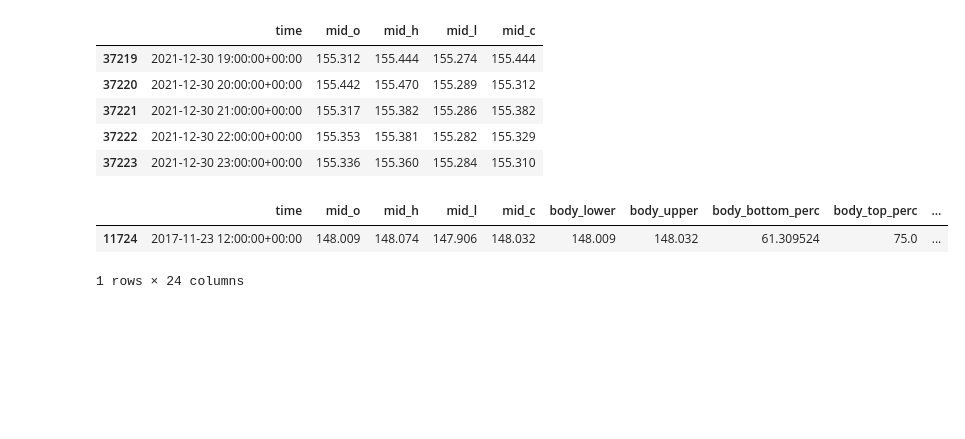
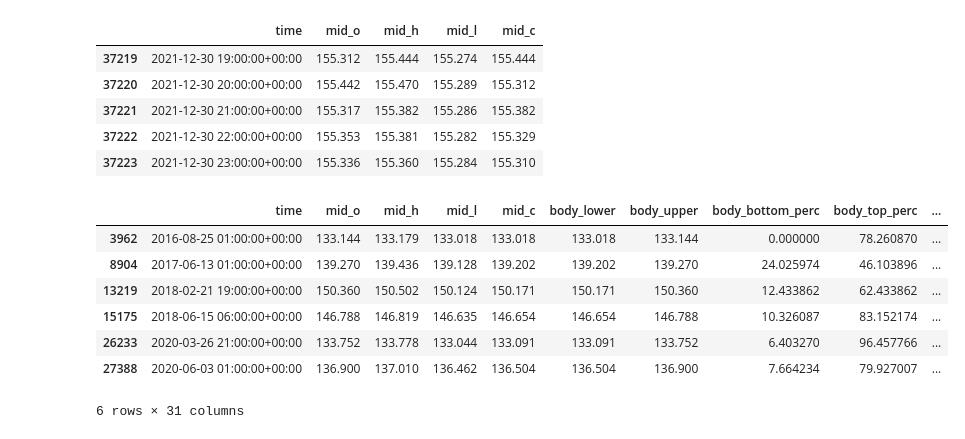
Before and after one commit to pochiman/algorithmic-forex-trading, a Jupyter notebook: exploration/candle_patterns.ipynb, the cells around one changed output. Saved outputs shown, nothing was run; the diff lists cells and outputs as text; code cells hidden in the pictures; blank space fills up the shorter version.

```diff
--- a/exploration/candle_patterns.ipynb
+++ b/exploration/candle_patterns.ipynb
@@ -93,9 +93,27 @@ def apply_tweezer_bottom(row):
                 if row.body_bottom_perc > TWEEZER_BOTTOM_BODY:
                     return True
     return False
+
+MORNING_STAR_PREV2_BODY = 90.0
+MORNING_STAR_PREV_BODY = 10.0
+
+def apply_morning_star(row, direction=1):
+    if row.body_perc_prev_2 > MORNING_STAR_PREV2_BODY:
+        if row.body_perc_prev < MORNING_STAR_PREV_BODY:
+            if row.direction == direction and row.direction_prev_2 != direction:
+                if direction == 1:
+                    if row.mid_c > row.mid_point_prev_2:
+                        return True
+                else:
+                    if row.mid_c < row.mid_point_prev_2:
+                        return True
+    return False
 # %%
 df_an['body_size_prev'] = df_an.body_size.shift(1)
 df_an['direction_prev'] = df_an.direction.shift(1)
+df_an['direction_prev_2'] = df_an.direction.shift(2)
+df_an['body_perc_prev'] = df_an.body_perc.shift(1)
+df_an['body_perc_prev_2'] = df_an.body_perc.shift(2)
 df_an['HANGING_MAN'] = df_an.apply(apply_hanging_man, axis=1)
 df_an['SHOOTING_STAR'] = df_an.apply(apply_shooting_star, axis=1)
 df_an['SPINNING_TOP'] = df_an.apply(apply_spinning_top, axis=1)
@@ -103,12 +121,19 @@ df_an['MARUBOZU'] = df_an.apply(apply_marubozu, axis=1)
 df_an['ENGULFING'] = df_an.apply(apply_engulfing, axis=1)
 df_an['TWEEZER_TOP'] = df_an.apply(apply_tweezer_top, axis=1)
 df_an['TWEEZER_BOTTOM'] = df_an.apply(apply_tweezer_bottom, axis=1)
+df_an['MORNING_STAR'] = df_an.apply(apply_morning_star, axis=1)
+df_an['EVENING_STAR'] = df_an.apply(apply_morning_star, axis=1, direction=-1)
 # %%
-df_an[df_an['TWEEZER_BOTTOM'] == True]
+df_an[df_an['EVENING_STAR'] == True]
 # %% [output]
 |  | time | mid_o | mid_h | mid_l | mid_c | body_lower | body_upper | body_bottom_perc | body_top_perc | ... |
-| 11724 | 2017-11-23 12:00:00+00:00 | 148.009 | 148.074 | 147.906 | 148.032 | 148.009 | 148.032 | 61.309524 | 75.0 | ... |
+| 3962 | 2016-08-25 01:00:00+00:00 | 133.144 | 133.179 | 133.018 | 133.018 | 133.018 | 133.144 | 0.000000 | 78.260870 | ... |
+| 8904 | 2017-06-13 01:00:00+00:00 | 139.270 | 139.436 | 139.128 | 139.202 | 139.202 | 139.270 | 24.025974 | 46.103896 | ... |
+| 13219 | 2018-02-21 19:00:00+00:00 | 150.360 | 150.502 | 150.124 | 150.171 | 150.171 | 150.360 | 12.433862 | 62.433862 | ... |
+| 15175 | 2018-06-15 06:00:00+00:00 | 146.788 | 146.819 | 146.635 | 146.654 | 146.654 | 146.788 | 10.326087 | 83.152174 | ... |
+| 26233 | 2020-03-26 21:00:00+00:00 | 133.752 | 133.778 | 133.044 | 133.091 | 133.091 | 133.752 | 6.403270 | 96.457766 | ... |
+| 27388 | 2020-06-03 01:00:00+00:00 | 136.900 | 137.010 | 136.462 | 136.504 | 136.504 | 136.900 | 7.664234 | 79.927007 | ... |
-1 rows × 24 columns
+6 rows × 31 columns
 # %%
 import plotly.graph_objects as go
 # %%
```
Also changed, not shown: parts of 1 cell of this notebook, 1 other file.
